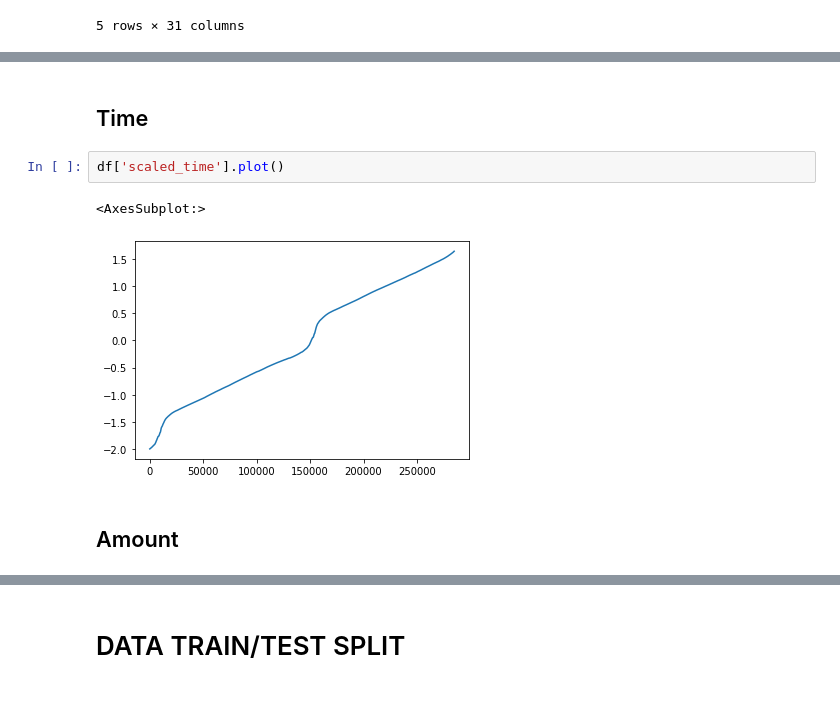
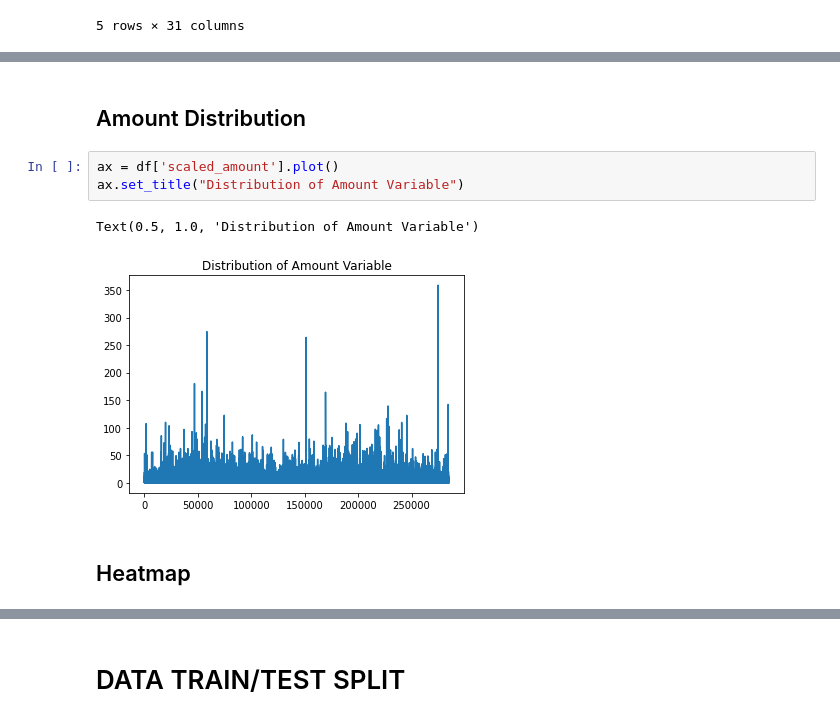
Before and after one commit to antoneev/CreditCardFraudDetection, a Jupyter notebook: Credit Card Fraud Detection.ipynb, the cells around one changed output, grey strips where cells are left out. Saved outputs shown, nothing was run; the diff lists cells and outputs as text.

```diff
--- a/Credit Card Fraud Detection.ipynb
+++ b/Credit Card Fraud Detection.ipynb
@@ -125,9 +151,10 @@ Text(0.5, 1.0, 'Distribution of Target Variable')
+# %% [markdown]
+## Amount Distribution
+# %%
+ax = df['scaled_amount'].plot()
+ax.set_title("Distribution of Amount Variable")
+# %% [output]
+Text(0.5, 1.0, 'Distribution of Amount Variable')
+[figure, added]
 # %% [markdown]
-## Time
+## Heatmap
-# %%
-df['scaled_time'].plot()
-# %% [output]
-<AxesSubplot:>
-[figure, removed]
-# %% [markdown]
-## Amount
```
Also changed, not shown: parts of 60 cells of this notebook, 1 other file.
